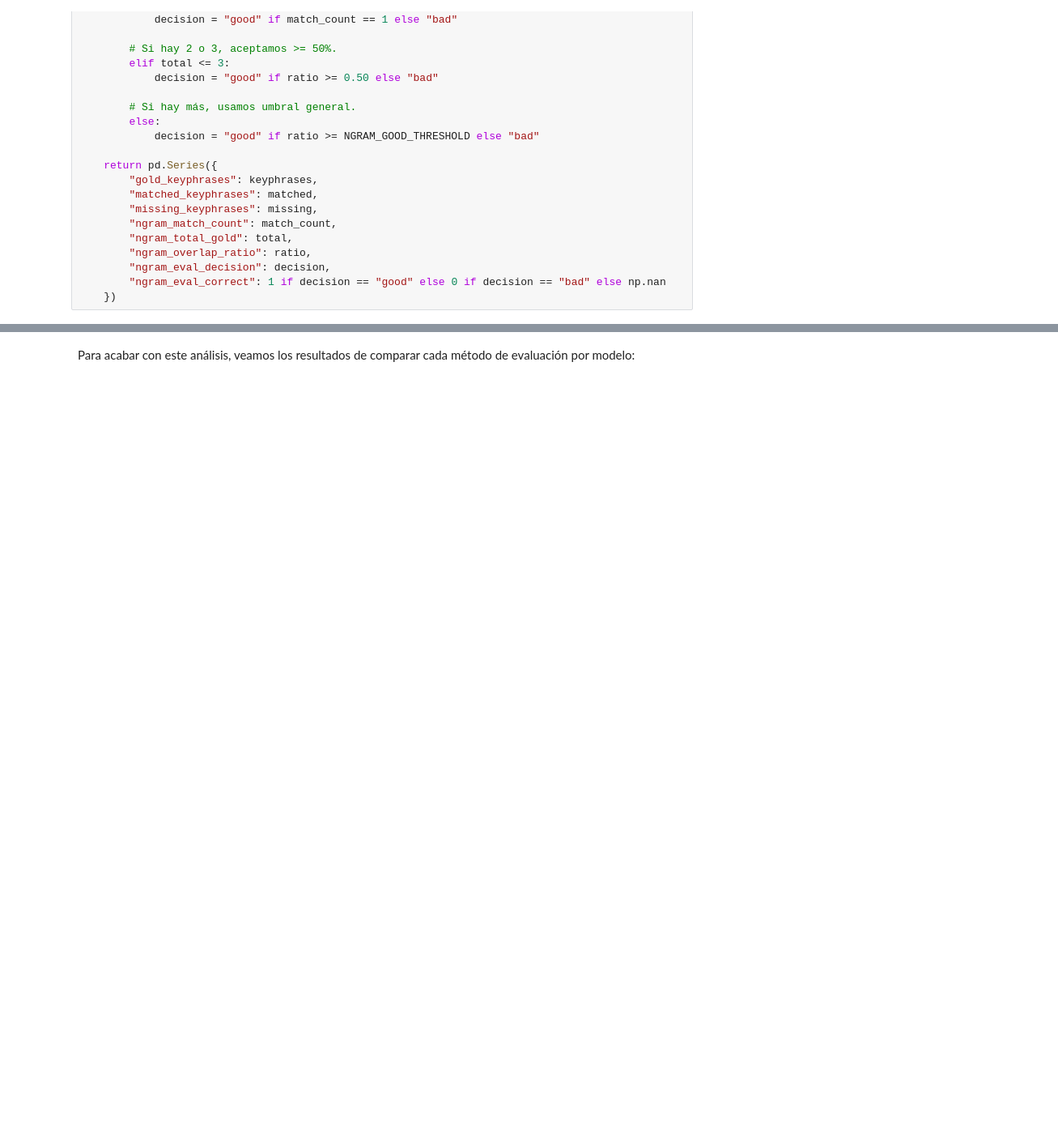
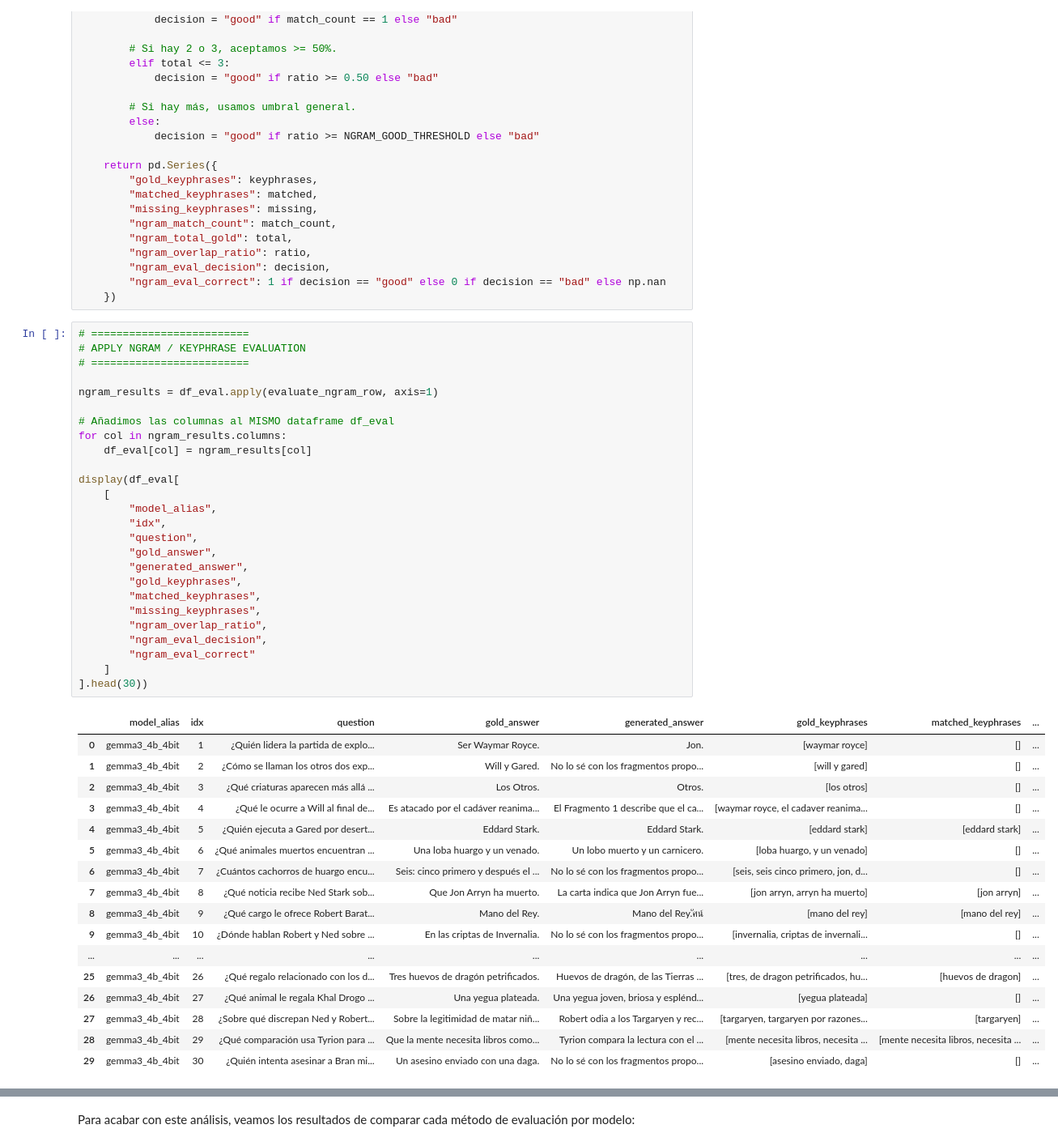
Before and after one commit to JuanArizaCoding/PROYECTO-FINAL-NLP-DL, a Jupyter notebook: lo que voy a probar/evaluacon_rag_con_q&a.ipynb, the cells around one changed output, grey strips where cells are left out. Shown at 81% size. Drawn from its saved outputs; the diff is of its cells as text; blank space fills up the shorter version.

```diff
--- a/lo que voy a probar/evaluacon_rag_con_q&a.ipynb
+++ b/lo que voy a probar/evaluacon_rag_con_q&a.ipynb
@@ -961,6 +979,50 @@ def evaluate_ngram_row(row):
         "ngram_eval_decision": decision,
         "ngram_eval_correct": 1 if decision == "good" else 0 if decision == "bad" else np.nan
     })
+# %%
+# =========================
+# APPLY NGRAM / KEYPHRASE EVALUATION
+# =========================
+
+ngram_results = df_eval.apply(evaluate_ngram_row, axis=1)
+
+# Añadimos las columnas al MISMO dataframe df_eval
+for col in ngram_results.columns:
+    df_eval[col] = ngram_results[col]
+
+display(df_eval[
+    [
+        "model_alias",
+        "idx",
+        "question",
+        "gold_answer",
+        "generated_answer",
+        "gold_keyphrases",
+        "matched_keyphrases",
+        "missing_keyphrases",
+        "ngram_overlap_ratio",
+        "ngram_eval_decision",
+        "ngram_eval_correct"
+    ]
+].head(30))
+# %% [output]
+|  | model_alias | idx | question | gold_answer | generated_answer | gold_keyphrases | matched_keyphrases | ... |
+| 0 | gemma3_4b_4bit | 1 | ¿Quién lidera la partida de explo... | Ser Waymar Royce. | Jon. | [waymar royce] | [] | ... |
+| 1 | gemma3_4b_4bit | 2 | ¿Cómo se llaman los otros dos exp... | Will y Gared. | No lo sé con los fragmentos propo... | [will y gared] | [] | ... |
+| 2 | gemma3_4b_4bit | 3 | ¿Qué criaturas aparecen más allá ... | Los Otros. | Otros. | [los otros] | [] | ... |
+| 3 | gemma3_4b_4bit | 4 | ¿Qué le ocurre a Will al final de... | Es atacado por el cadáver reanima... | El Fragmento 1 describe que el ca... | [waymar royce, el cadaver reanima... | [] | ... |
+| 4 | gemma3_4b_4bit | 5 | ¿Quién ejecuta a Gared por desert... | Eddard Stark. | Eddard Stark. | [eddard stark] | [eddard stark] | ... |
+| 5 | gemma3_4b_4bit | 6 | ¿Qué animales muertos encuentran ... | Una loba huargo y un venado. | Un lobo muerto y un carnicero. | [loba huargo, y un venado] | [] | ... |
+| 6 | gemma3_4b_4bit | 7 | ¿Cuántos cachorros de huargo encu... | Seis: cinco primero y después el ... | No lo sé con los fragmentos propo... | [seis, seis cinco primero, jon, d... | [] | ... |
+| 7 | gemma3_4b_4bit | 8 | ¿Qué noticia recibe Ned Stark sob... | Que Jon Arryn ha muerto. | La carta indica que Jon Arryn fue... | [jon arryn, arryn ha muerto] | [jon arryn] | ... |
+| 8 | gemma3_4b_4bit | 9 | ¿Qué cargo le ofrece Robert Barat... | Mano del Rey. | Mano del Rey.ัศน์ | [mano del rey] | [mano del rey] | ... |
+| 9 | gemma3_4b_4bit | 10 | ¿Dónde hablan Robert y Ned sobre ... | En las criptas de Invernalia. | No lo sé con los fragmentos propo... | [invernalia, criptas de invernali... | [] | ... |
+| ... | ... | ... | ... | ... | ... | ... | ... | ... |
+| 25 | gemma3_4b_4bit | 26 | ¿Qué regalo relacionado con los d... | Tres huevos de dragón petrificados. | Huevos de dragón, de las Tierras ... | [tres, de dragon petrificados, hu... | [huevos de dragon] | ... |
+| 26 | gemma3_4b_4bit | 27 | ¿Qué animal le regala Khal Drogo ... | Una yegua plateada. | Una yegua joven, briosa y esplénd... | [yegua plateada] | [] | ... |
+| 27 | gemma3_4b_4bit | 28 | ¿Sobre qué discrepan Ned y Robert... | Sobre la legitimidad de matar niñ... | Robert odia a los Targaryen y rec... | [targaryen, targaryen por razones... | [targaryen] | ... |
+| 28 | gemma3_4b_4bit | 29 | ¿Qué comparación usa Tyrion para ... | Que la mente necesita libros como... | Tyrion compara la lectura con el ... | [mente necesita libros, necesita ... | [mente necesita libros, necesita ... | ... |
+| 29 | gemma3_4b_4bit | 30 | ¿Quién intenta asesinar a Bran mi... | Un asesino enviado con una daga. | No lo sé con los fragmentos propo... | [asesino enviado, daga] | [] | ... |
 # %%
 # =========================
 # NGRAM SUMMARY BY MODEL
```
Also changed, not shown: parts of 31 cells of this notebook.
